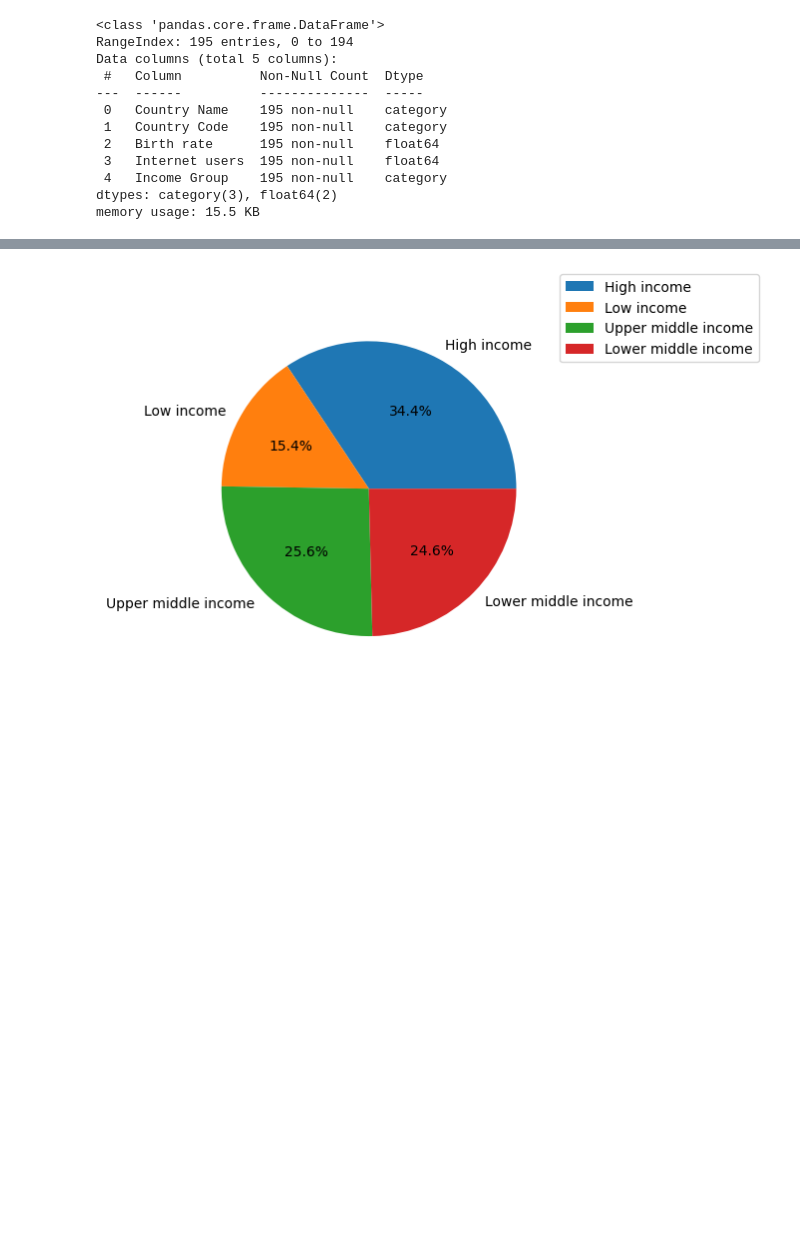
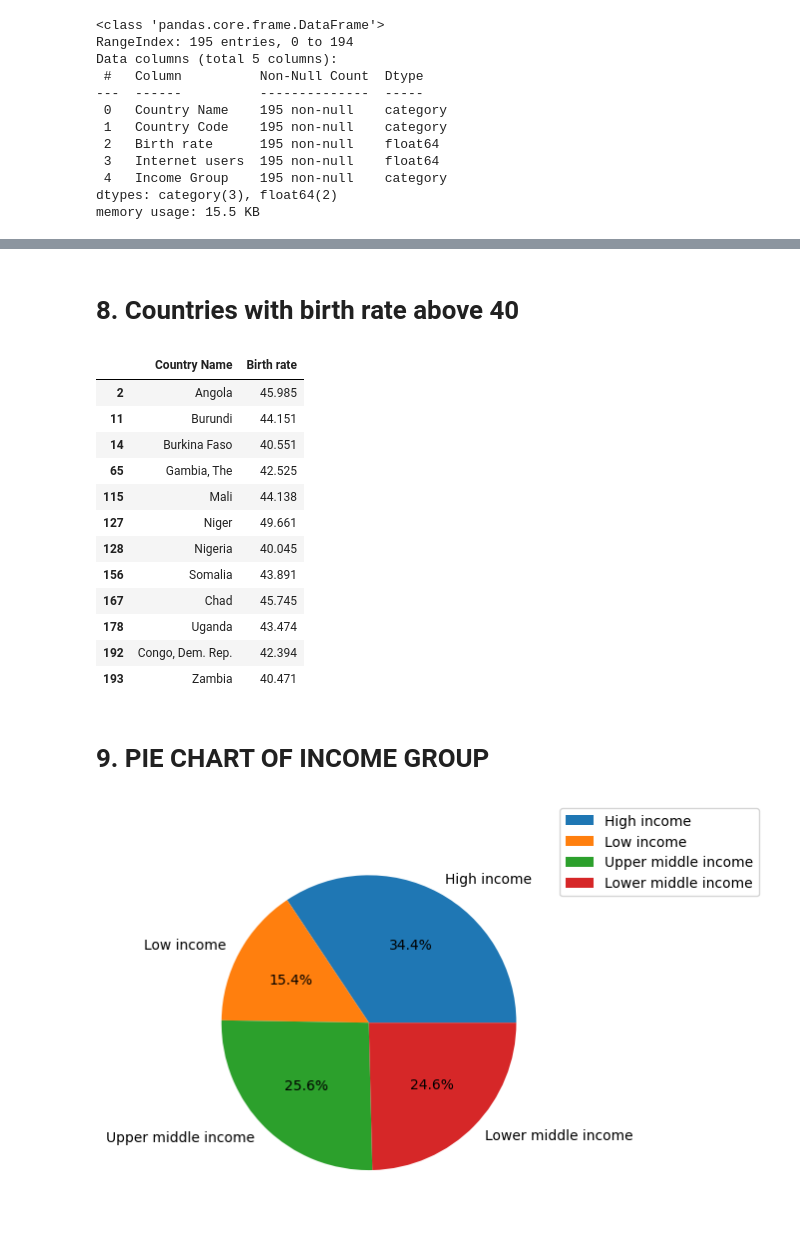
Before and after one commit to Catherinee18/ITD-3C, a Jupyter notebook: Activity 5.ipynb, the cells around one changed output, grey strips where cells are left out. Saved outputs shown, nothing was run; the diff lists cells and outputs as text; code cells hidden in the pictures; blank space fills up the shorter version.

```diff
--- a/Activity 5.ipynb
+++ b/Activity 5.ipynb
@@ -180,3 +285,25 @@ plt.show()
+# %% [markdown]
+<h1> 8. Countries with birth rate above 40
+# %%
+high_birth_rate_countries = internet[internet["Birth rate"] > 40][["Country Name", "Birth rate"]]
+
+high_birth_rate_countries
+# %% [output]
+|  | Country Name | Birth rate |
+| 2 | Angola | 45.985 |
+| 11 | Burundi | 44.151 |
+| 14 | Burkina Faso | 40.551 |
+| 65 | Gambia, The | 42.525 |
+| 115 | Mali | 44.138 |
+| 127 | Niger | 49.661 |
+| 128 | Nigeria | 40.045 |
+| 156 | Somalia | 43.891 |
+| 167 | Chad | 45.745 |
+| 178 | Uganda | 43.474 |
+| 192 | Congo, Dem. Rep. | 42.394 |
+| 193 | Zambia | 40.471 |
+# %% [markdown]
+<h1>9. PIE CHART OF INCOME GROUP
 # %%
 income =  internet.groupby(['Income Group']).size()
 
```
Also changed, not shown: parts of 42 cells of this notebook.
